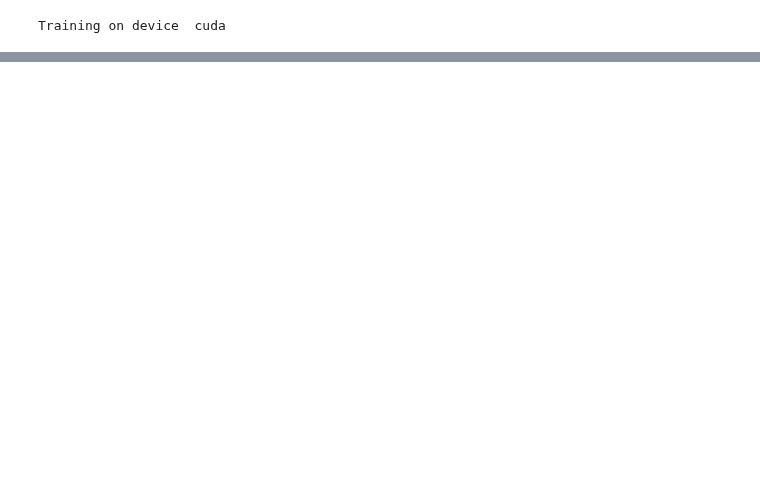
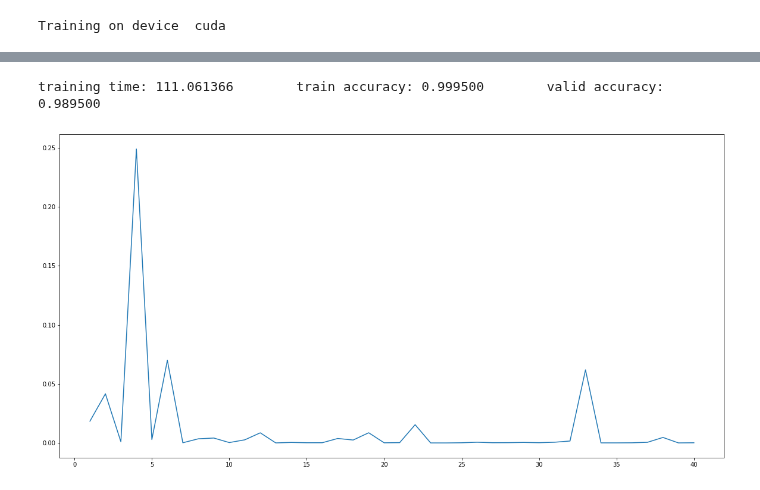
Before and after one commit to Marcin-Kisielowski/MNIST, a Jupyter notebook: mnist-resnet18.ipynb, the cells around one changed output, grey strips where cells are left out. Cells and saved outputs as stored; diff of their text form; code cells hidden in the pictures; blank space fills up the shorter version.

```diff
--- a/mnist-resnet18.ipynb
+++ b/mnist-resnet18.ipynb
@@ -24,7 +24,8 @@ import torch.nn as nn
 class MNISTdigits(torch.utils.data.Dataset):
   def __init__(self, file_name):
         'Initialization'
-        self.all_data=pd.read_csv(file_name)
+        column_names=['label']+['pixel%i'%i for i in range(784)]
+        self.all_data=pd.read_csv(file_name,names=column_names)
         self.labels = torch.from_numpy(self.all_data["label"].to_numpy())
         data_points=self.all_data.iloc[:,1:].to_numpy()
         self.data_tensor=torch.from_numpy(data_points/255).float()
@@ -175,0 +182,9 @@ print("training time: %f \t train accuracy: %f \t valid accuracy: %f "%results)
+# %%
+learning_rate=1.0e-06
+
+resnet.optimizer=torch.optim.SGD(resnet.model.parameters(),lr=learning_rate)
+results=analyze_model(resnet,16,10)
+print("training time: %f \t train accuracy: %f \t valid accuracy: %f "%results)
+# %% [output]
+training time: 111.061366        train accuracy: 0.999500        valid accuracy: 0.989500
+[figure, added]
```
Also changed, not shown: parts of 6 cells of this notebook.
